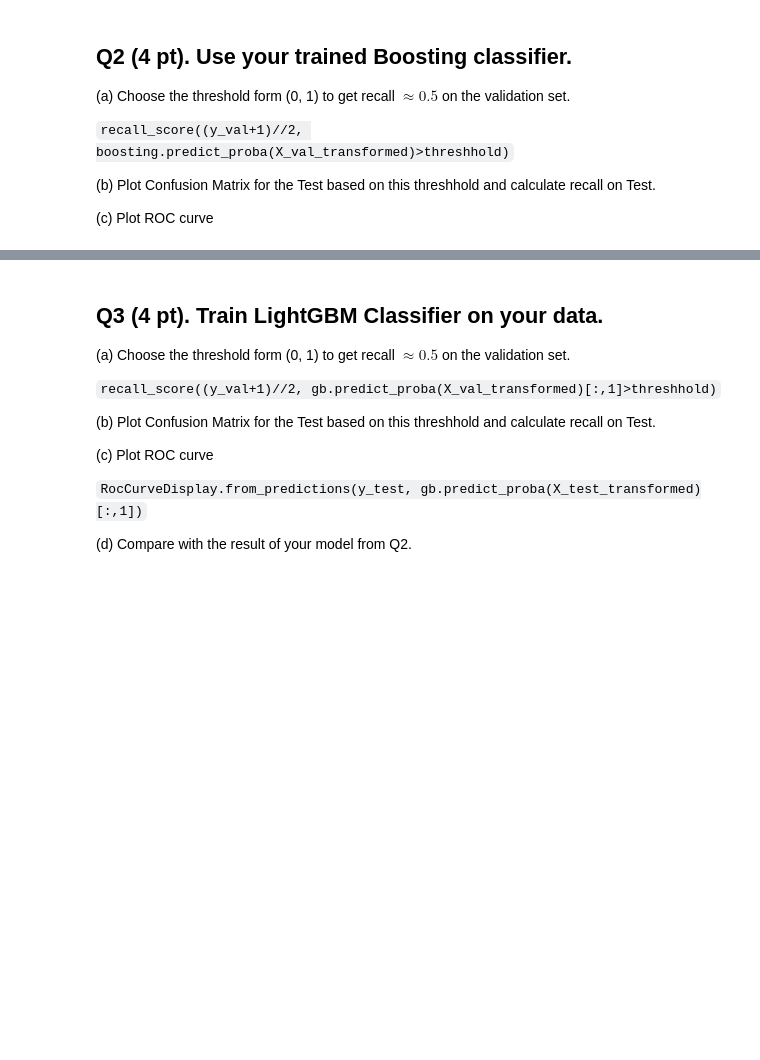
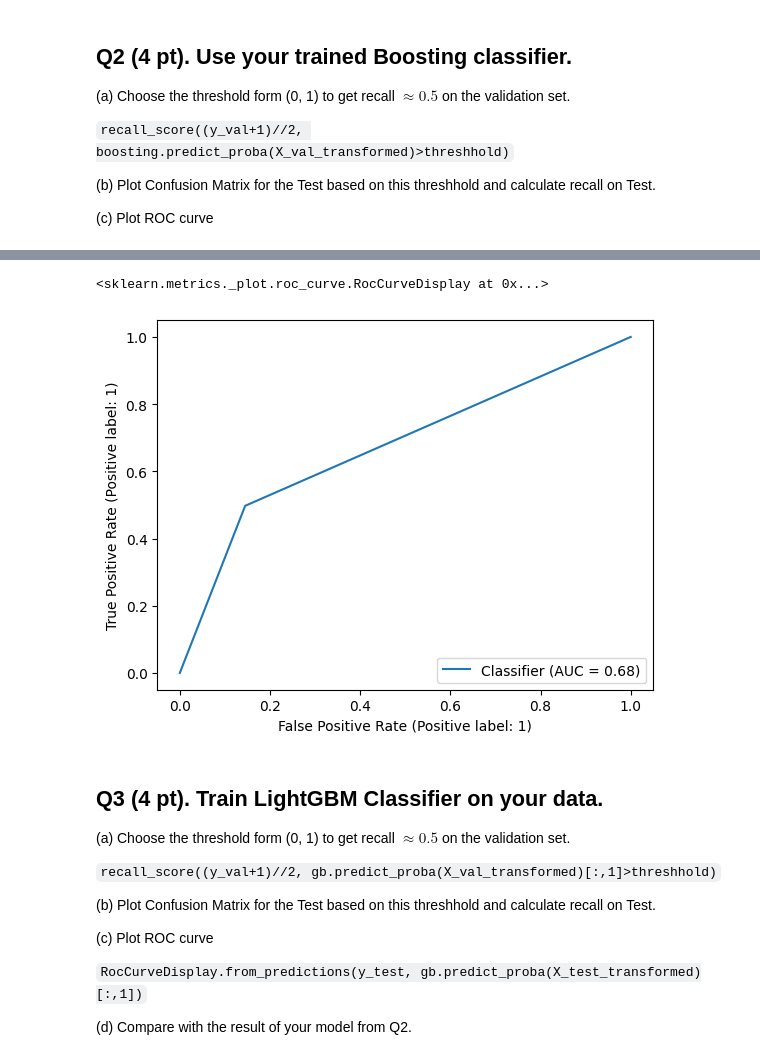
Before and after one commit to YKhalitov/College-Projects, a Jupyter notebook: RIT-Projects/Machine Learning - CSCI 335/HW8.ipynb, the cells around one changed output, grey strips where cells are left out. Cells and saved outputs as stored; diff of their text form; code cells hidden in the pictures; blank space fills up the shorter version.

```diff
--- a/RIT-Projects/Machine Learning - CSCI 335/HW8.ipynb
+++ b/RIT-Projects/Machine Learning - CSCI 335/HW8.ipynb
@@ -276,3 +343,8 @@ from sklearn.metrics import ConfusionMatrixDisplay, recall_score, RocCurveDispla
+# %%
+RocCurveDisplay.from_predictions((y_val+1)//2, boosting.predict_proba(X_val_transformed)>best_threshold)
+# %% [output]
+<sklearn.metrics._plot.roc_curve.RocCurveDisplay at 0x...>
+[figure, added]
 # %% [markdown]
 ## Q3 (4 pt). Train LightGBM Classifier on your data.
 (a) Choose the threshold form (0, 1) to get recall $\approx 0.5$ on the validation set.
```
Also changed, not shown: parts of 16 cells of this notebook.
